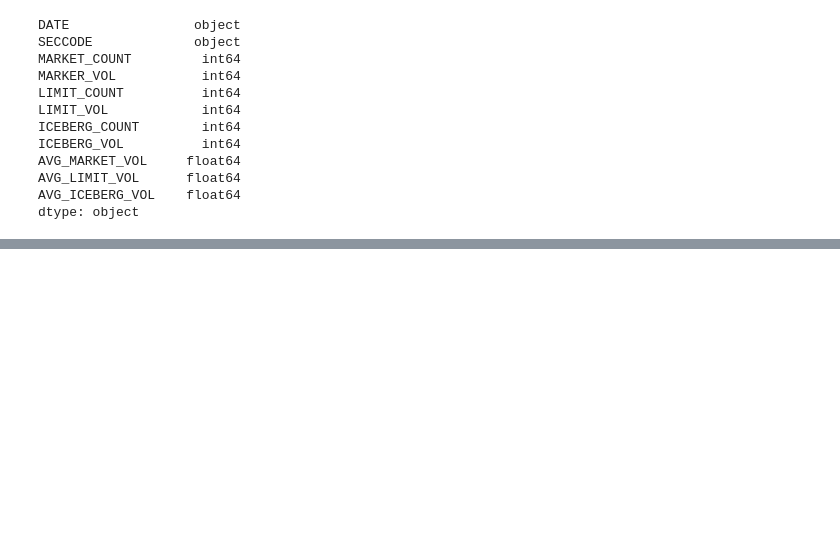
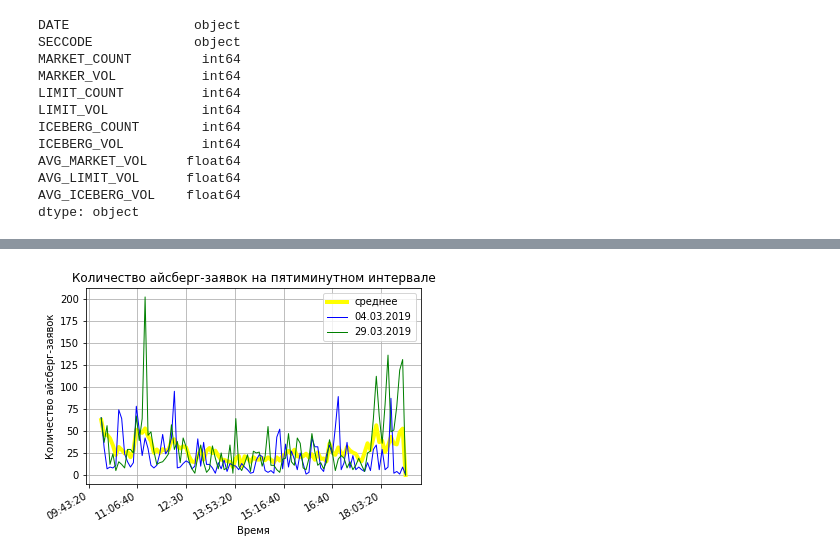
Before and after one commit to katya-luzina/master_thesis, a Jupyter notebook: 1. выявление айсберг-заявок.ipynb, the cells around one changed output, grey strips where cells are left out. Saved outputs shown, nothing was run; the diff lists cells and outputs as text; code cells hidden in the pictures; blank space fills up the shorter version.

```diff
--- a/1. выявление айсберг-заявок.ipynb
+++ b/1. выявление айсберг-заявок.ipynb
@@ -326,0 +445,30 @@ statistics_mean
+# %%
+# преобразуем датафрейм ice_per_5min так, чтобы по нему было удобно построить график
+# ice_day - преобразованный датафрейм ice_per_5min с расчетом накопленного количества айсбергов внутри дня
+ice_day = pd.DataFrame()
+
+for l in orderlogs:
+
+    d = l[8:16]
+
+    if d == '20190304':
+
+        ice_day = ice_per_5min[ice_per_5min.DATE == d].sort_values(by = 'TIME').reset_index()
+        ice_day = ice_day.rename(columns = {'ICE_COUNT':'ICE_COUNT20190304'})
+        ice_day['CUM20190304'] = ice_day['ICE_COUNT20190304'].cumsum()
+        ice_day.TIME = [ice_day.TIME[i].time() for i in range (len(ice_day_1.TIME))]
+
+    else:
+
+        ice_day_1 = ice_per_5min[ice_per_5min.DATE == d].sort_values(by = 'TIME').reset_index()
+        ice_day_1['CUM'] = ice_day_1['ICE_COUNT'].cumsum()
+        ice_day_1.TIME = [ice_day_1.TIME[i].time() for i in range (len(ice_day_1.TIME))]
+
+        ice_day = ice_day.merge(ice_day_1, on = 'TIME', how='outer')
+        name1 = 'CUM' + d
+        name2 = 'ICE_COUNT' + d
+        #del ice_day['DATE_y']
+        #del ice_day['index_y']
+        ice_day = ice_day.rename(columns = {'CUM':name1,'ICE_COUNT':name2})
+
+ice_day
@@ -326,0 +547,17 @@ statistics_mean
+# %%
+# c - цвет точки
+# s - размер точки
+fig, ax = plt.subplots()
+plt.grid()
+plt.title('Количество айсберг-заявок на пятиминутном интервале')
+plt.xlabel('Время')
+plt.ylabel('Количество айсберг-заявок')
+ax.plot(ice_day.TIME, ice_day.ICE_COUNT_MEAN, linestyle = '-', linewidth = 4, color = 'yellow', label = 'среднее')
+ax.plot(ice_day.TIME, ice_day.ICE_COUNT20190304, linestyle = '-', linewidth = 1, color = 'blue', label = '04.03.2019')
+ax.plot(ice_day.TIME, ice_day.ICE_COUNT20190329, linestyle = '-', linewidth = 1, color = 'green', label = '29.03.2019')
+ax.legend()
+plt.gcf().autofmt_xdate()
+plt.show()
+fig.savefig('10 График среднего количества айсбергов внутри дня.png')
+# %% [output]
+[figure, added]
```
Also changed, not shown: parts of 19 cells of this notebook.
